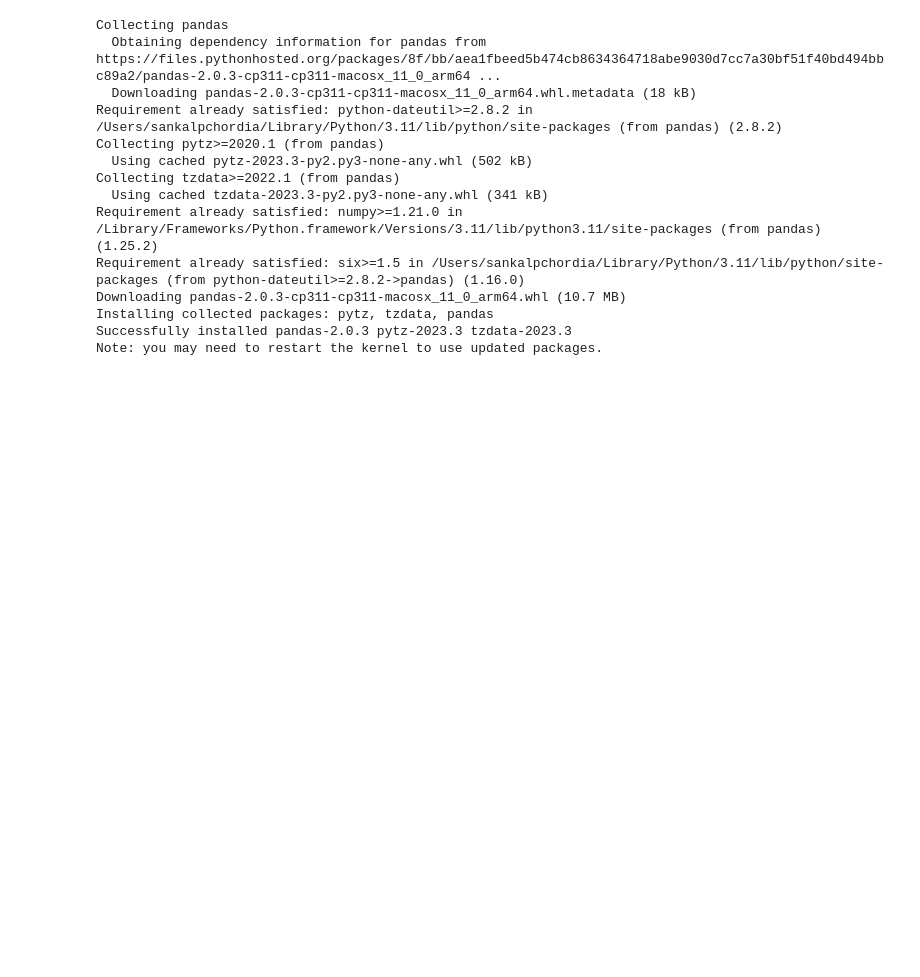
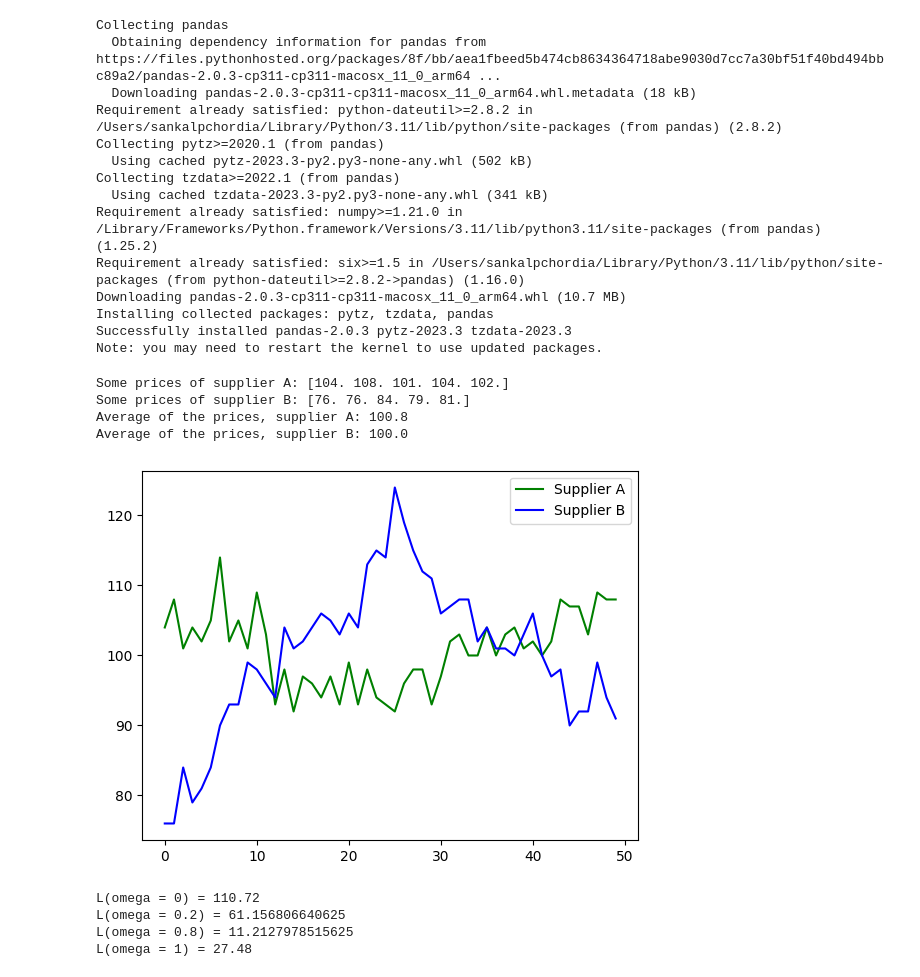
Before and after one commit to San-kalp/Maths-ML, a Jupyter notebook: Optimizing Functions of One Variable: Cost Minimization/code.ipynb, the cells around one changed output. Cells and saved outputs as stored; diff of their text form; code cells hidden in the pictures; blank space fills up the shorter version.

```diff
--- a/Optimizing Functions of One Variable: Cost Minimization/code.ipynb
+++ b/Optimizing Functions of One Variable: Cost Minimization/code.ipynb
@@ -24,3 +24,8 @@ import pandas as pd
 %matplotlib inline
 # %%
 x,y = symbols('x y')
+# %%
+df = pd.read_csv('prices.csv')
+
+# print(df.date)
+#df.head()
@@ -26,0 +34,28 @@ x,y = symbols('x y')
+# %%
+prices_A = df.price_supplier_a_dollars_per_item
+
+prices_B = df["price_supplier_b_dollars_per_item"]
+
+prices_A = np.array(prices_A).astype(np.float32)
+
+prices_B = np.array(prices_B).astype(np.float32)
+# %%
+print("Some prices of supplier A:", prices_A[0:5])
+print("Some prices of supplier B:", prices_B[0:5])
+print("Average of the prices, supplier A:", np.mean(prices_A))
+print("Average of the prices, supplier B:", np.mean(prices_B))
+# %% [output]
+Some prices of supplier A: [104. 108. 101. 104. 102.]
+Some prices of supplier B: [76. 76. 84. 79. 81.]
+Average of the prices, supplier A: 100.8
+Average of the prices, supplier B: 100.0
+# %%
+fig = plt.figure()
+ax = fig.add_subplot(1, 1, 1)
+plt.plot(prices_A, 'g', label="Supplier A")
+plt.plot(prices_B, 'b', label="Supplier B")
+plt.legend()
+
+plt.show()
+# %% [output]
+[figure, added]
@@ -26,0 +70,10 @@ x,y = symbols('x y')
+# %%
+print("L(omega = 0) =",L_of_omega(0))
+print("L(omega = 0.2) =",L_of_omega(0.2))
+print("L(omega = 0.8) =",L_of_omega(0.8))
+print("L(omega = 1) =",L_of_omega(1))
+# %% [output]
+L(omega = 0) = 110.72
+L(omega = 0.2) = 61.156806640625
+L(omega = 0.8) = 11.2127978515625
+L(omega = 1) = 27.48
```
Also changed, not shown: parts of 3 cells of this notebook.
